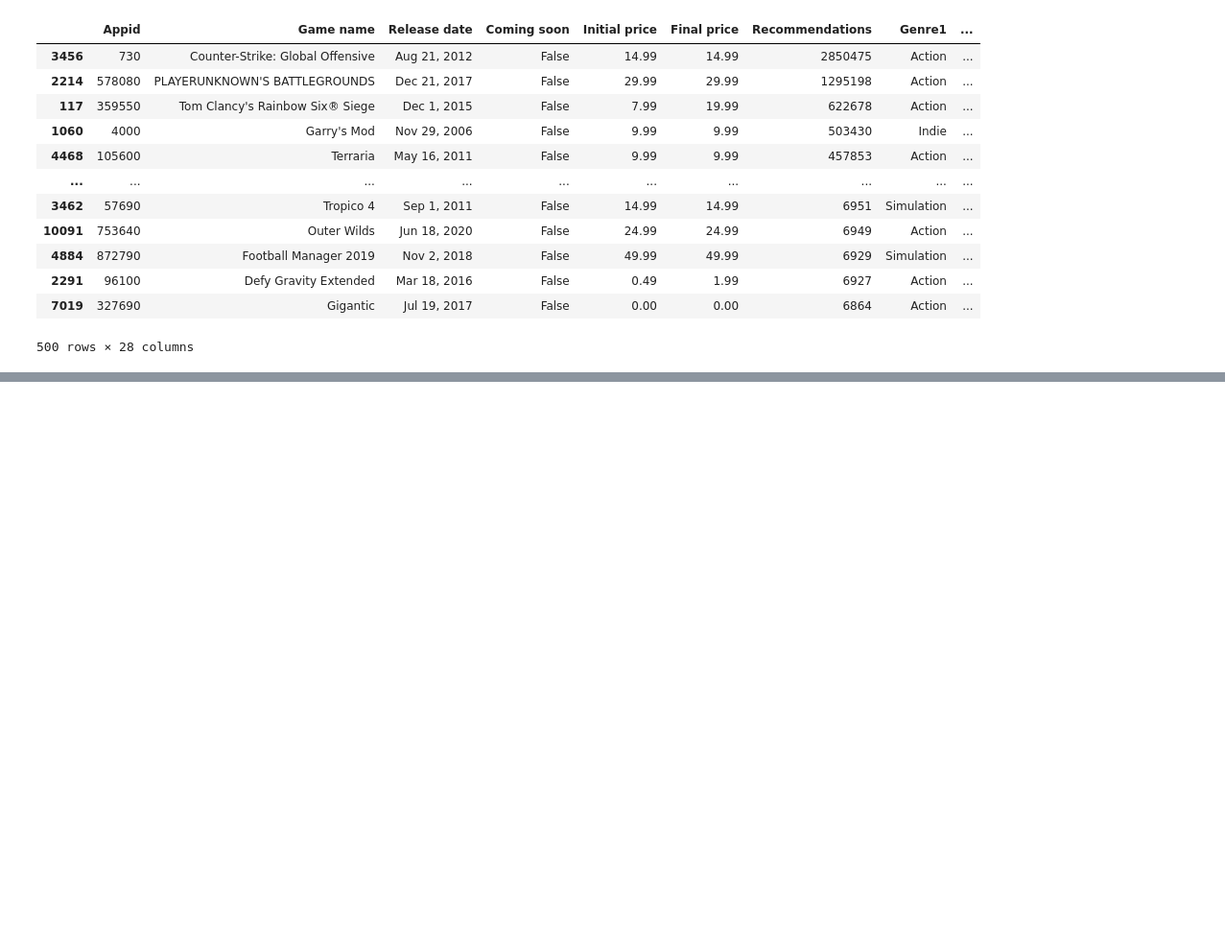
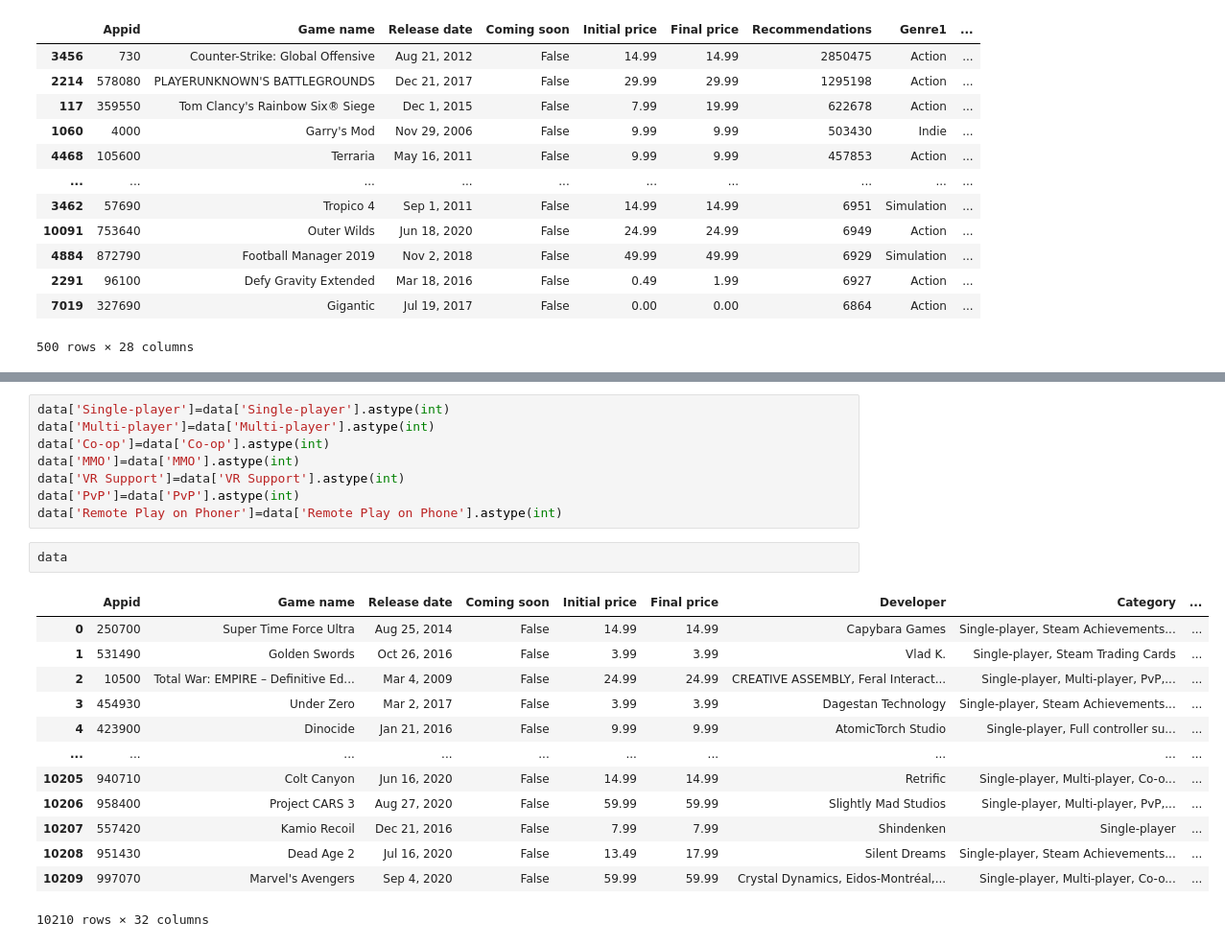
Before and after one commit to AmayaXu/4003GroupProject, a Jupyter notebook: Clean and sort data.ipynb, the cells around one changed output, grey strips where cells are left out. Shown at 96% size. Cells and saved outputs as stored; diff of their text form; blank space fills up the shorter version.

```diff
--- a/Clean and sort data.ipynb
+++ b/Clean and sort data.ipynb
@@ -224,0 +210,24 @@ Name: 1550, dtype: object
+# %%
+data['Single-player']=data['Single-player'].astype(int)
+data['Multi-player']=data['Multi-player'].astype(int)
+data['Co-op']=data['Co-op'].astype(int)
+data['MMO']=data['MMO'].astype(int)
+data['VR Support']=data['VR Support'].astype(int)
+data['PvP']=data['PvP'].astype(int)
+data['Remote Play on Phoner']=data['Remote Play on Phone'].astype(int)
+# %%
+data
+# %% [output]
+|  | Appid | Game name | Release date | Coming soon | Initial price | Final price | Developer | Category | ... |
+| 0 | 250700 | Super Time Force Ultra | Aug 25, 2014 | False | 14.99 | 14.99 | Capybara Games | Single-player, Steam Achievements... | ... |
+| 1 | 531490 | Golden Swords | Oct 26, 2016 | False | 3.99 | 3.99 | Vlad K. | Single-player, Steam Trading Cards | ... |
+| 2 | 10500 | Total War: EMPIRE – Definitive Ed... | Mar 4, 2009 | False | 24.99 | 24.99 | CREATIVE ASSEMBLY, Feral Interact... | Single-player, Multi-player, PvP,... | ... |
+| 3 | 454930 | Under Zero | Mar 2, 2017 | False | 3.99 | 3.99 | Dagestan Technology | Single-player, Steam Achievements... | ... |
+| 4 | 423900 | Dinocide | Jan 21, 2016 | False | 9.99 | 9.99 | AtomicTorch Studio | Single-player, Full controller su... | ... |
+| ... | ... | ... | ... | ... | ... | ... | ... | ... | ... |
+| 10205 | 940710 | Colt Canyon | Jun 16, 2020 | False | 14.99 | 14.99 | Retrific | Single-player, Multi-player, Co-o... | ... |
+| 10206 | 958400 | Project CARS 3 | Aug 27, 2020 | False | 59.99 | 59.99 | Slightly Mad Studios | Single-player, Multi-player, PvP,... | ... |
+| 10207 | 557420 | Kamio Recoil | Dec 21, 2016 | False | 7.99 | 7.99 | Shindenken | Single-player | ... |
+| 10208 | 951430 | Dead Age 2 | Jul 16, 2020 | False | 13.49 | 17.99 | Silent Dreams | Single-player, Steam Achievements... | ... |
+| 10209 | 997070 | Marvel's Avengers | Sep 4, 2020 | False | 59.99 | 59.99 | Crystal Dynamics, Eidos-Montréal,... | Single-player, Multi-player, Co-o... | ... |
+10210 rows × 32 columns
```
Also changed, not shown: parts of 5 cells of this notebook.
